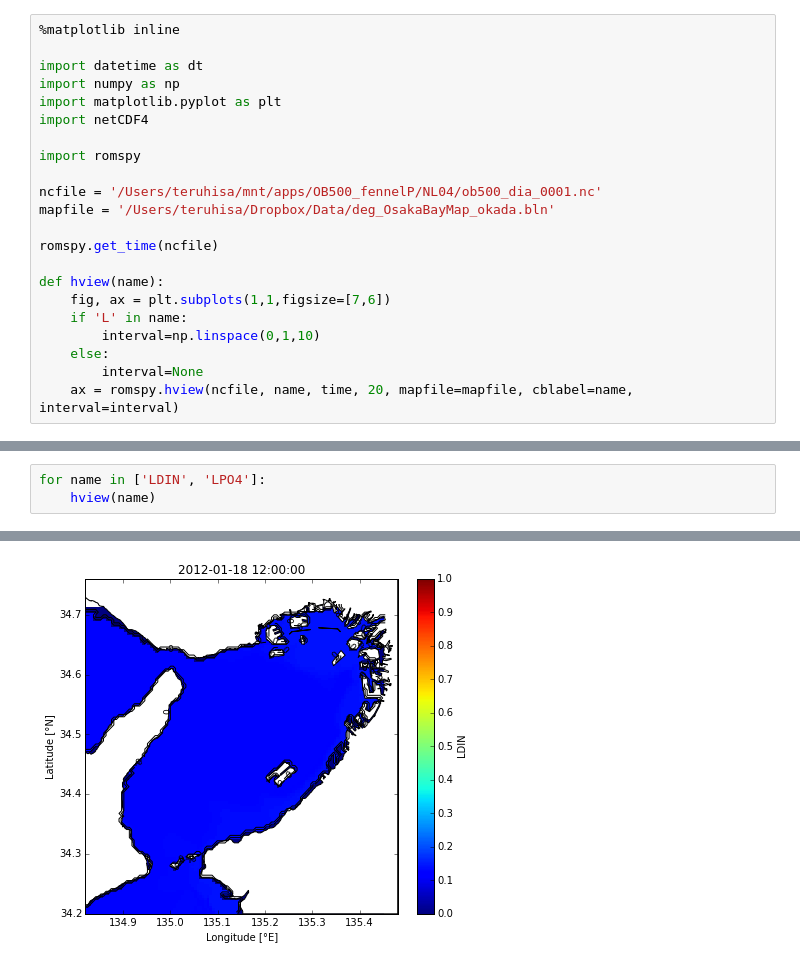
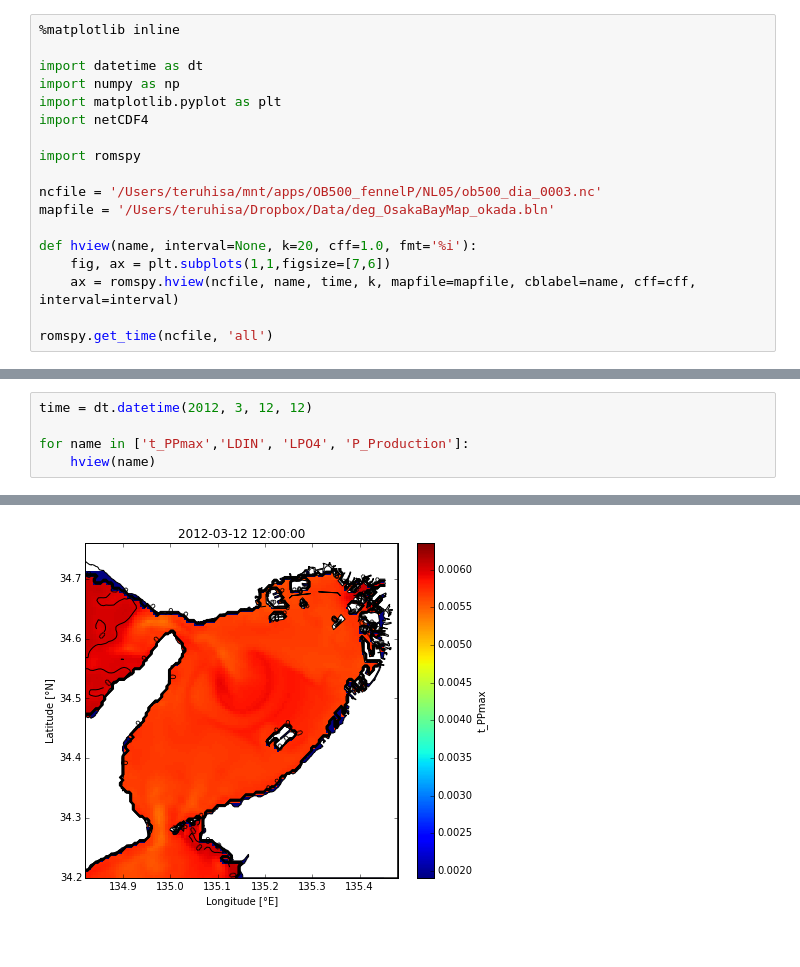
Before and after one commit to okadate/notebook, a Jupyter notebook: romspy/hview_dia.ipynb, the cells around one changed output, grey strips where cells are left out. Drawn from its saved outputs; the diff is of its cells as text.

```diff
--- a/romspy/hview_dia.ipynb
+++ b/romspy/hview_dia.ipynb
@@ -8,16 +8,12 @@ import netCDF4
 
 import romspy
 
-ncfile = '/Users/teruhisa/mnt/apps/OB500_fennelP/NL04/ob500_dia_0001.nc'
+ncfile = '/Users/teruhisa/mnt/apps/OB500_fennelP/NL05/ob500_dia_0003.nc'
 mapfile = '/Users/teruhisa/Dropbox/Data/deg_OsakaBayMap_okada.bln'
 
-romspy.get_time(ncfile)
+def hview(name, interval=None, k=20, cff=1.0, fmt='%i'):
+    fig, ax = plt.subplots(1,1,figsize=[7,6])
+    ax = romspy.hview(ncfile, name, time, k, mapfile=mapfile, cblabel=name, cff=cff, interval=interval)
 
-def hview(name):
-    fig, ax = plt.subplots(1,1,figsize=[7,6])
-    if 'L' in name:
-        interval=np.linspace(0,1,10)
-    else:
-        interval=None
-    ax = romspy.hview(ncfile, name, time, 20, mapfile=mapfile, cblabel=name, interval=interval)
+romspy.get_time(ncfile, 'all')
 # %% [output]
@@ -29,4 +50,6 @@ time = dt.datetime(2012, 1, 18, 12)
 # %%
-for name in ['LDIN', 'LPO4']:
+time = dt.datetime(2012, 3, 12, 12)
+
+for name in ['t_PPmax','LDIN', 'LPO4', 'P_Production']:
     hview(name)
 # %% [output]
@@ -37 +64 @@ for name in ['LDIN', 'LPO4']:
-[figure, old version]
+[figure, new version]
```
Also changed, not shown: parts of 5 cells of this notebook, 13 other files.
